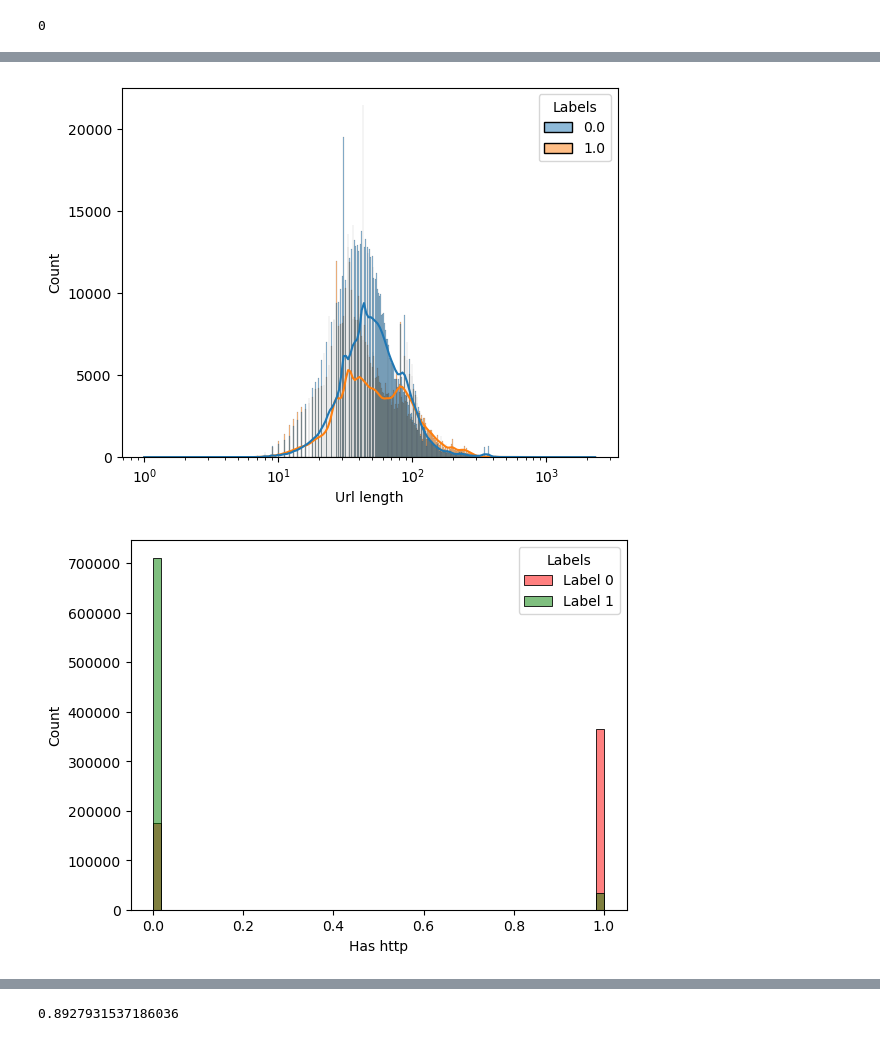
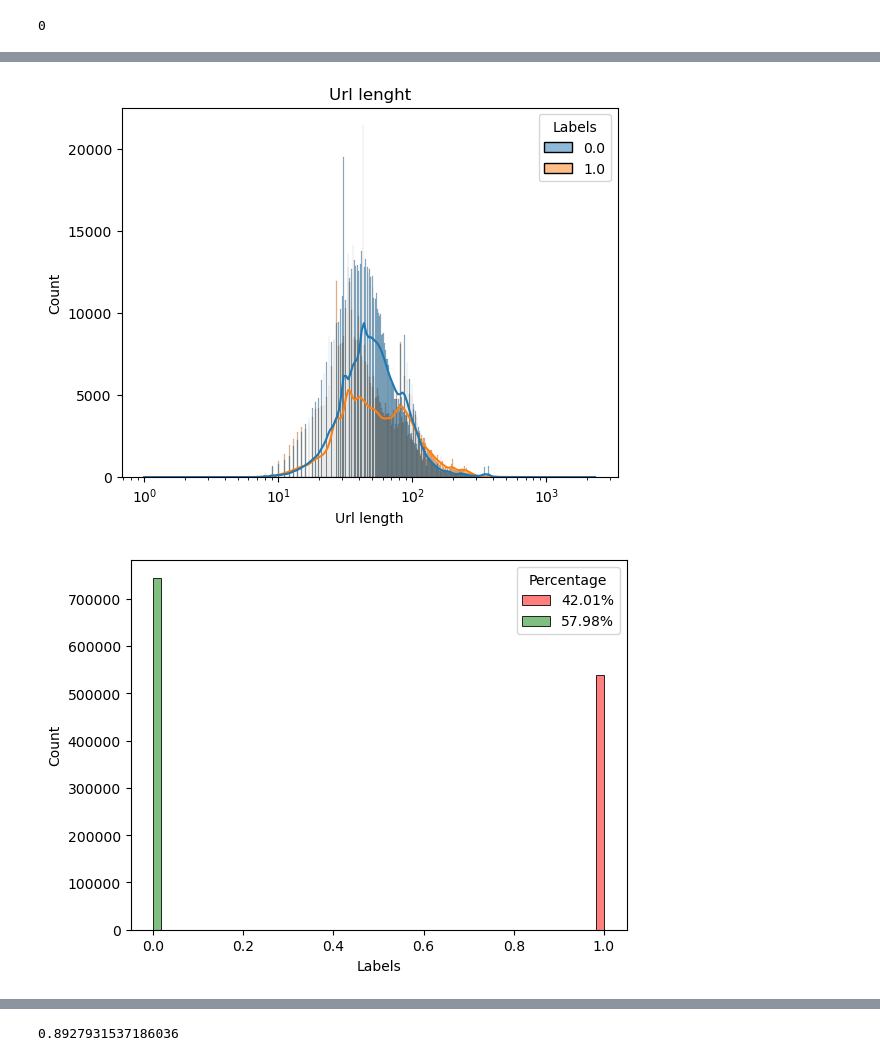
Before and after one commit to TerryakiSauce/ML704-project, a Jupyter notebook: MLnew(2)(1).ipynb, the cells around one changed output, grey strips where cells are left out. Saved outputs shown, nothing was run; the diff lists cells and outputs as text; code cells hidden in the pictures.

```diff
--- a/MLnew(2)(1).ipynb
+++ b/MLnew(2)(1).ipynb
@@ -171,24 +171,21 @@ plt.show()
 # %%
 sns.histplot(data=df_analysis, x="Url length",kde=True,hue="Labels", log_scale=True)
+plt.title("Url lenght")
 plt.show()
 
-
-sns.histplot(data=df_analysis, x="Has http", hue="Labels", palette={0: "green", 1: "red"})
-plt.legend(title='Labels', labels=['Label 0', 'Label 1'])
-plt.show()
 
 ones,zeros = 0,0
 for i in df_analysis["Labels"]:
     if i == 0:
         zeros+=1
     else:
         ones+=1
 
 ones = str(100*ones/len(df_analysis))[:5]+"%"
 zeros = str(100*zeros/len(df_analysis))[:5]+"%"
 sns.histplot(data=df_analysis, x="Labels",hue="Labels",palette={0: "green", 1: "red"})
 plt.legend(title='Percentage',labels=[ones,zeros])
 plt.show()
 # %% [output]
-[figure, old version]
+[figure, new version]
-[figure, old version]
+[figure, new version]
```
Also changed, not shown: parts of 8 cells of this notebook.
